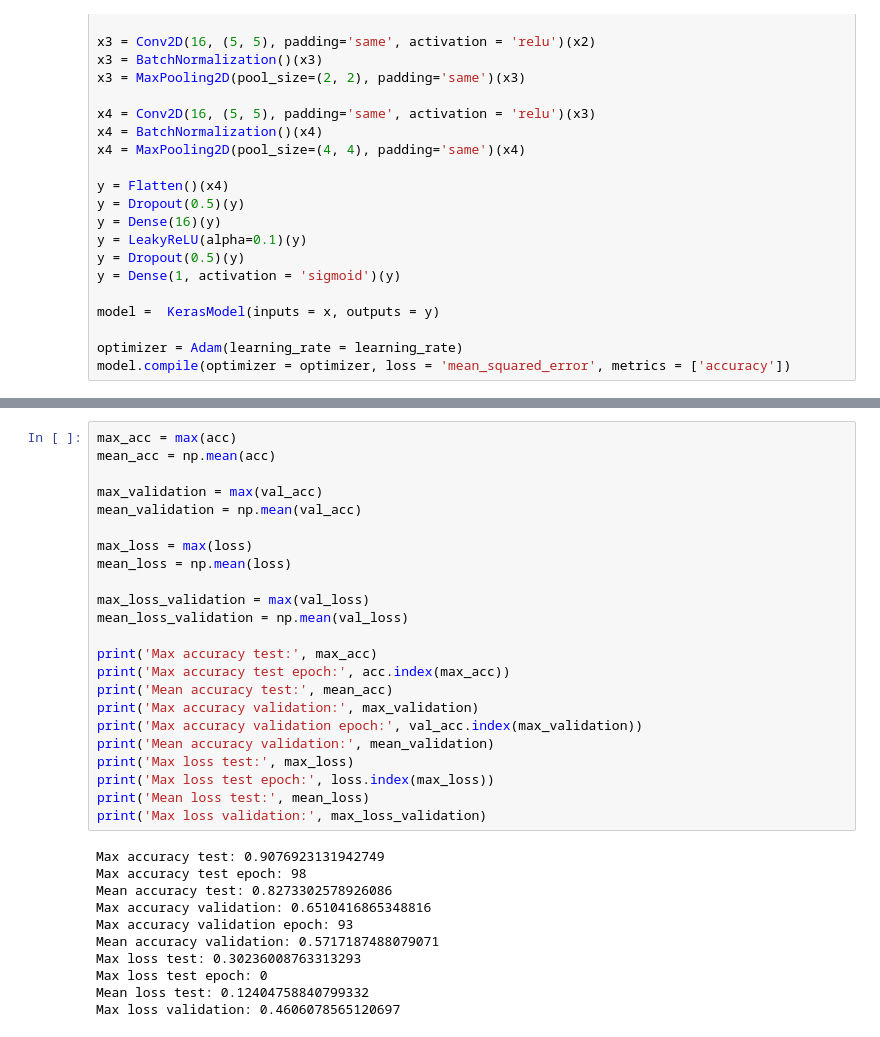
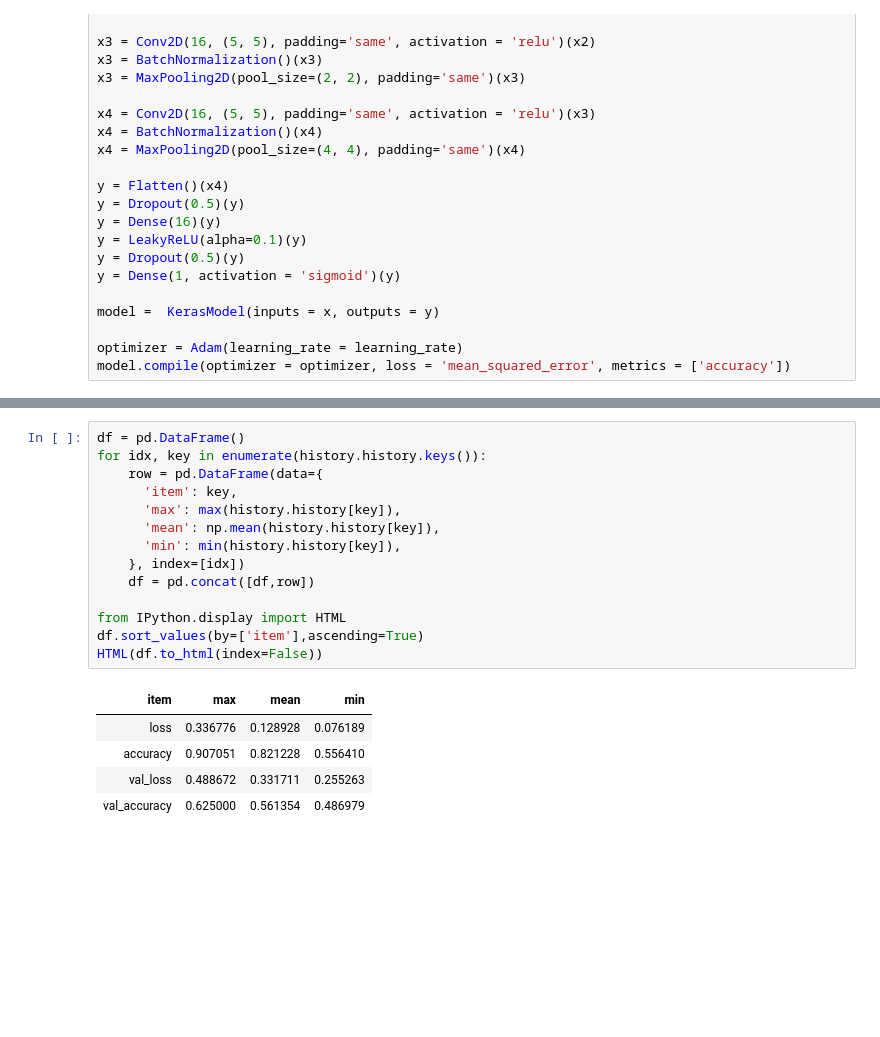
Before and after one commit to Krymancer/deepfake, a Jupyter notebook: model_faces_detection.ipynb, the cells around one changed output, grey strips where cells are left out. Saved outputs shown, nothing was run; the diff lists cells and outputs as text; blank space fills up the shorter version.

Commit message:
Adding table view in notebooks for analize accuracy and loss

```diff
--- a/model_faces_detection.ipynb
+++ b/model_faces_detection.ipynb
@@ -138,34 +138,20 @@ plt.show()
-# %%
-max_acc = max(acc)
-mean_acc = np.mean(acc)
-
-max_validation = max(val_acc)
-mean_validation = np.mean(val_acc)
-
-max_loss = max(loss)
-mean_loss = np.mean(loss)
-
-max_loss_validation = max(val_loss)
-mean_loss_validation = np.mean(val_loss)
-
-print('Max accuracy test:', max_acc)
-print('Max accuracy test epoch:', acc.index(max_acc))
-print('Mean accuracy test:', mean_acc)
-print('Max accuracy validation:', max_validation)
-print('Max accuracy validation epoch:', val_acc.index(max_validation))
-print('Mean accuracy validation:', mean_validation)
-print('Max loss test:', max_loss)
-print('Max loss test epoch:', loss.index(max_loss))
-print('Mean loss test:', mean_loss)
-print('Max loss validation:', max_loss_validation)
-# %% [output]
-Max accuracy test: 0.9076923131942749
-Max accuracy test epoch: 98
-Mean accuracy test: 0.8273302578926086
-Max accuracy validation: 0.6510416865348816
-Max accuracy validation epoch: 93
-Mean accuracy validation: 0.5717187488079071
-Max loss test: 0.30236008763313293
-Max loss test epoch: 0
-Mean loss test: 0.12404758840799332
-Max loss validation: 0.4606078565120697
+# %%
+df = pd.DataFrame()
+for idx, key in enumerate(history.history.keys()):
+    row = pd.DataFrame(data={
+      'item': key,
+      'max': max(history.history[key]),
+      'mean': np.mean(history.history[key]),
+      'min': min(history.history[key]),
+    }, index=[idx])
+    df = pd.concat([df,row])
+
+from IPython.display import HTML
+df.sort_values(by=['item'],ascending=True)
+HTML(df.to_html(index=False))
+# %% [output]
+| item | max | mean | min |
+| loss | 0.336776 | 0.128928 | 0.076189 |
+| accuracy | 0.907051 | 0.821228 | 0.556410 |
+| val_loss | 0.488672 | 0.331711 | 0.255263 |
+| val_accuracy | 0.625000 | 0.561354 | 0.486979 |
```
Also changed, not shown: parts of 2 cells of this notebook, 2 other files.
